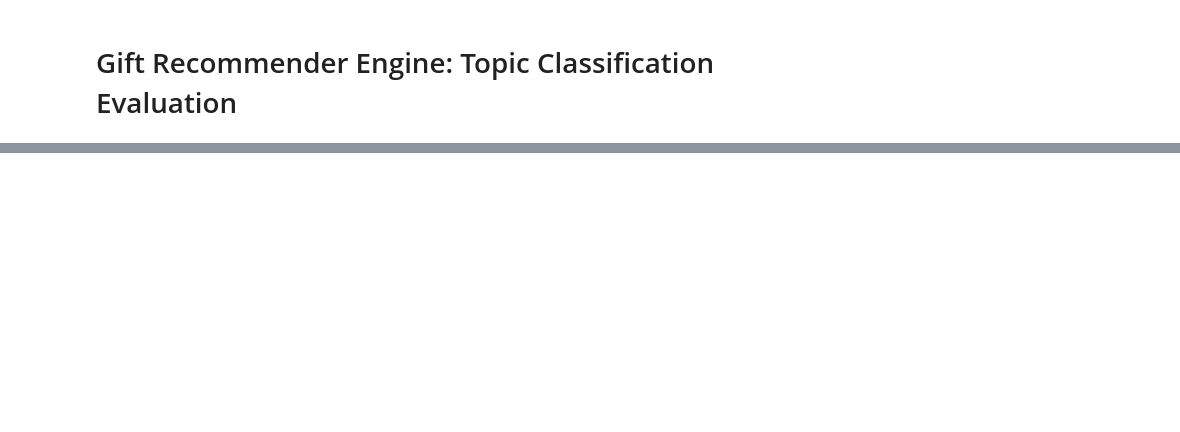
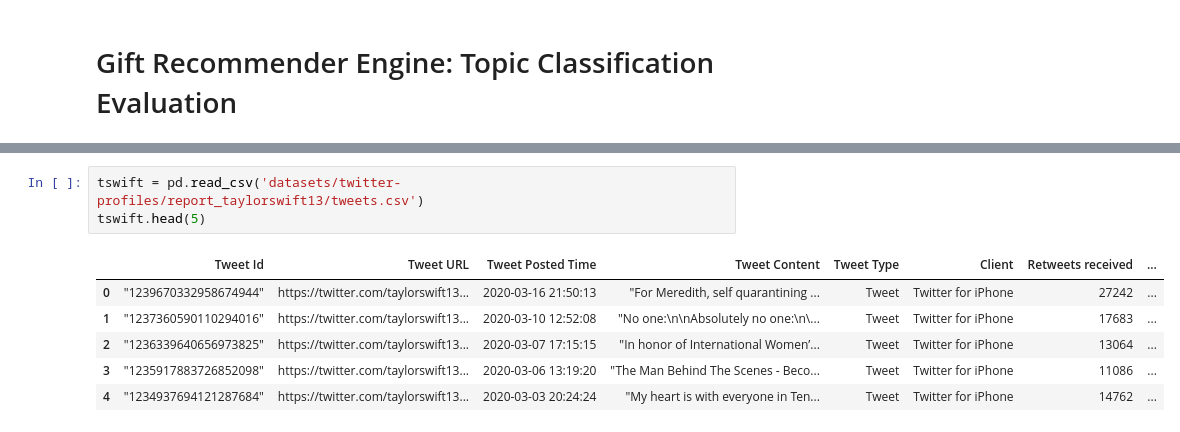
Before and after one commit to michaelhalim168/GiftFinder, a Jupyter notebook: 04-twitter-classifier-evaluation.ipynb, the cells around one changed output, grey strips where cells are left out. Drawn from its saved outputs; the diff is of its cells as text; blank space fills up the shorter version.

```diff
--- a/04-twitter-classifier-evaluation.ipynb
+++ b/04-twitter-classifier-evaluation.ipynb
@@ -16,0 +248,10 @@ The implementation of the model on tweets can be outlined as followed:
+# %%
+tswift = pd.read_csv('datasets/twitter-profiles/report_taylorswift13/tweets.csv')
+tswift.head(5)
+# %% [output]
+|  | Tweet Id | Tweet URL | Tweet Posted Time | Tweet Content | Tweet Type | Client | Retweets received | ... |
+| 0 | "1239670332958674944" | https://twitter.com/taylorswift13... | 2020-03-16 21:50:13 | "For Meredith, self quarantining ... | Tweet | Twitter for iPhone | 27242 | ... |
+| 1 | "1237360590110294016" | https://twitter.com/taylorswift13... | 2020-03-10 12:52:08 | "No one:\n\nAbsolutely no one:\n\... | Tweet | Twitter for iPhone | 17683 | ... |
+| 2 | "1236339640656973825" | https://twitter.com/taylorswift13... | 2020-03-07 17:15:15 | "In honor of International Women’... | Tweet | Twitter for iPhone | 13064 | ... |
+| 3 | "1235917883726852098" | https://twitter.com/taylorswift13... | 2020-03-06 13:19:20 | "The Man Behind The Scenes - Beco... | Tweet | Twitter for iPhone | 11086 | ... |
+| 4 | "1234937694121287684" | https://twitter.com/taylorswift13... | 2020-03-03 20:24:24 | "My heart is with everyone in Ten... | Tweet | Twitter for iPhone | 14762 | ... |
```
Also changed, not shown: parts of 70 cells of this notebook, 12 other files.
